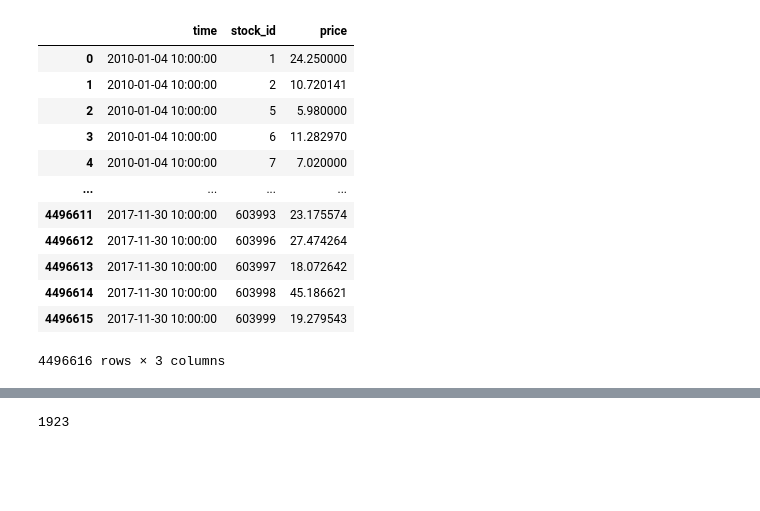
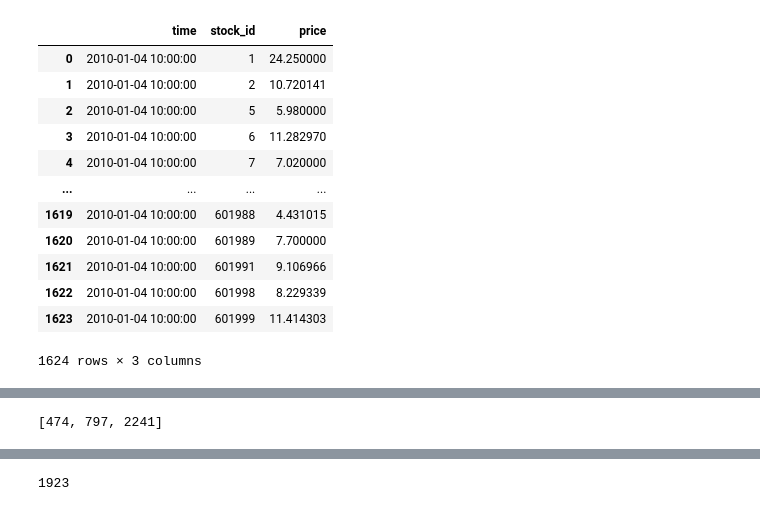
Before and after one commit to cfeif/7032---iTransformer, a Jupyter notebook: dataset/equity/data_process.ipynb, the cells around one changed output, grey strips where cells are left out. Saved outputs shown, nothing was run; the diff lists cells and outputs as text; code cells hidden in the pictures; blank space fills up the shorter version.

```diff
--- a/dataset/equity/data_process.ipynb
+++ b/dataset/equity/data_process.ipynb
@@ -24,21 +9,21 @@ df
-# %%
-df_s
-# %% [output]
-|  | time | stock_id | price |
-| 0 | 2010-01-04 10:00:00 | 1 | 24.250000 |
-| 1 | 2010-01-04 10:00:00 | 2 | 10.720141 |
-| 2 | 2010-01-04 10:00:00 | 5 | 5.980000 |
-| 3 | 2010-01-04 10:00:00 | 6 | 11.282970 |
-| 4 | 2010-01-04 10:00:00 | 7 | 7.020000 |
-| ... | ... | ... | ... |
-| 4496611 | 2017-11-30 10:00:00 | 603993 | 23.175574 |
-| 4496612 | 2017-11-30 10:00:00 | 603996 | 27.474264 |
-| 4496613 | 2017-11-30 10:00:00 | 603997 | 18.072642 |
-| 4496614 | 2017-11-30 10:00:00 | 603998 | 45.186621 |
-| 4496615 | 2017-11-30 10:00:00 | 603999 | 19.279543 |
-4496616 rows × 3 columns
 # %%
 df_s = df[['time','stock_id','price']]
+# %%
+df_s[df_s['time']==df_s['time'].min()]
+# %% [output]
+|  | time | stock_id | price |
+| 0 | 2010-01-04 10:00:00 | 1 | 24.250000 |
+| 1 | 2010-01-04 10:00:00 | 2 | 10.720141 |
+| 2 | 2010-01-04 10:00:00 | 5 | 5.980000 |
+| 3 | 2010-01-04 10:00:00 | 6 | 11.282970 |
+| 4 | 2010-01-04 10:00:00 | 7 | 7.020000 |
+| ... | ... | ... | ... |
+| 1619 | 2010-01-04 10:00:00 | 601988 | 4.431015 |
+| 1620 | 2010-01-04 10:00:00 | 601989 | 7.700000 |
+| 1621 | 2010-01-04 10:00:00 | 601991 | 9.106966 |
+| 1622 | 2010-01-04 10:00:00 | 601998 | 8.229339 |
+| 1623 | 2010-01-04 10:00:00 | 601999 | 11.414303 |
+1624 rows × 3 columns
 # %%
 df_series = df_s.pivot(index='time', columns='stock_id')
 # %%
@@ -62 +51,5 @@ df_series
+# %%
+x
+# %% [output]
+[474, 797, 2241]
 # %%
```
Also changed, not shown: parts of 6 cells of this notebook.
